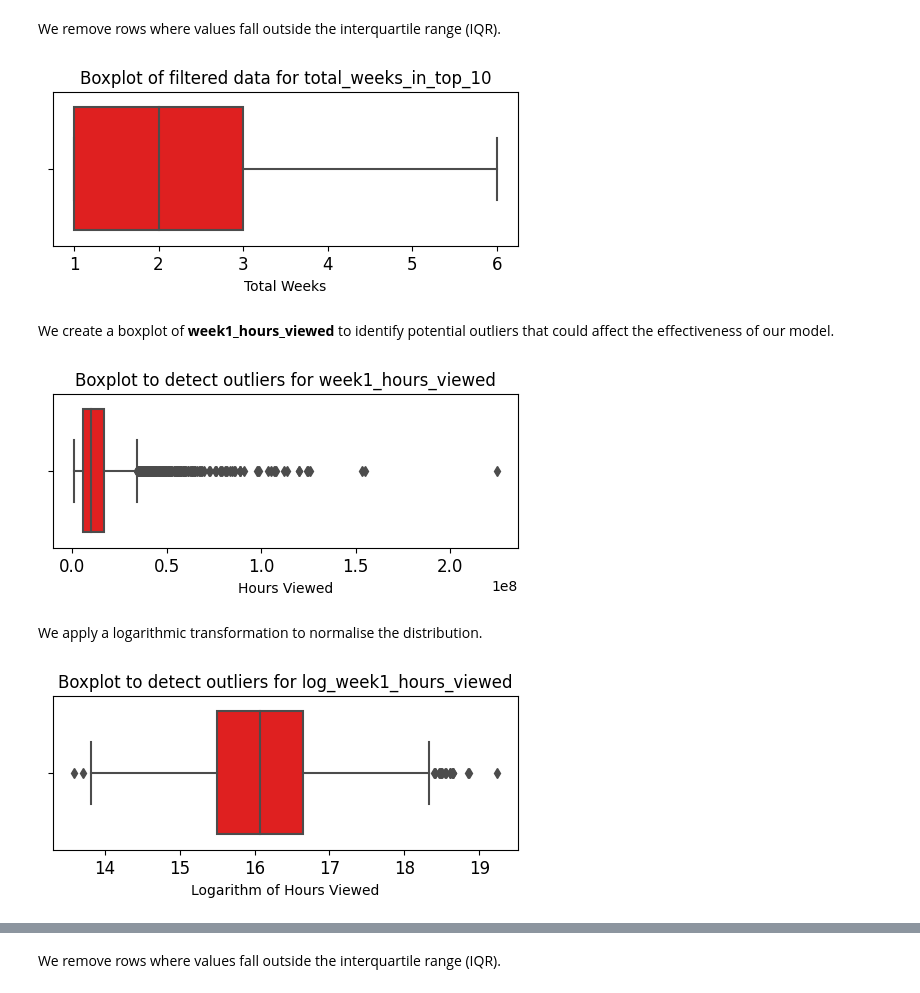
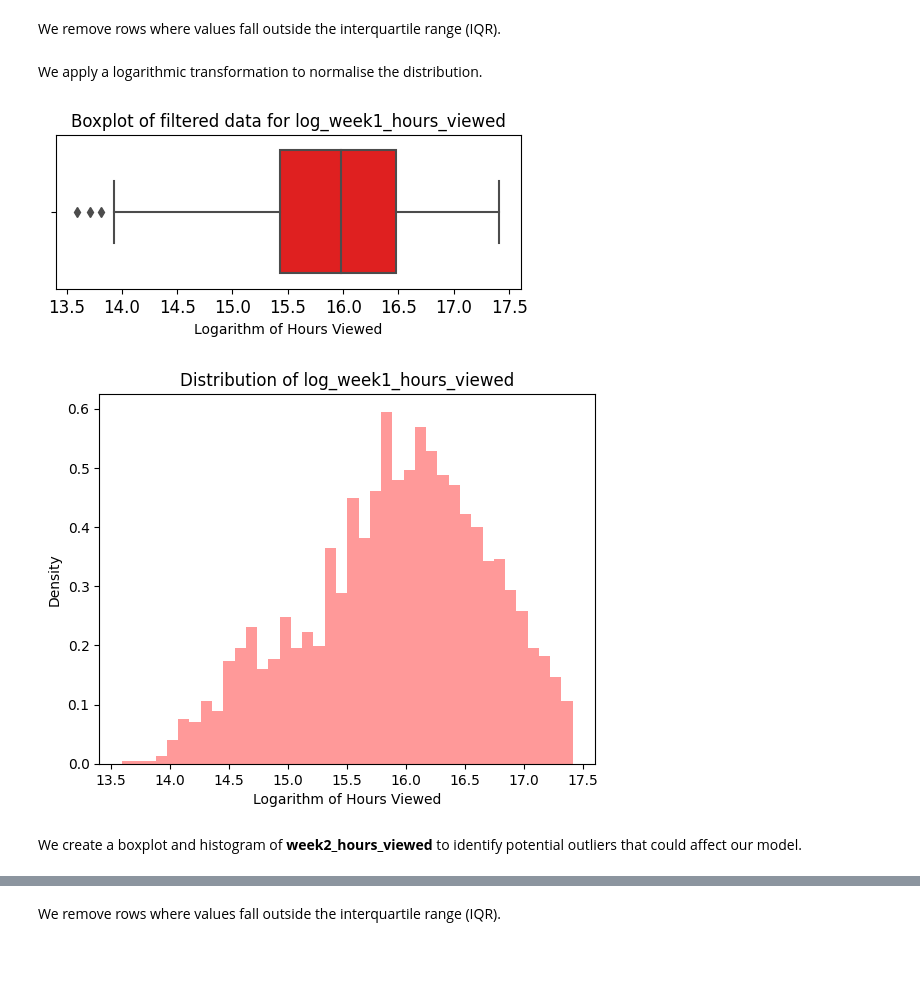
Before and after one commit to dpb24/netflix-global-top-10-performance-predictor-lr, a Jupyter notebook: netflix-global-top-10-performance-predictor.ipynb, the cells around one changed output, grey strips where cells are left out. Saved outputs shown, nothing was run; the diff lists cells and outputs as text; code cells hidden in the pictures; blank space fills up the shorter version.

```diff
--- a/netflix-global-top-10-performance-predictor.ipynb
+++ b/netflix-global-top-10-performance-predictor.ipynb
@@ -497,12 +548,12 @@ plt.show()
 # %% [markdown]
 We remove rows where values fall outside the interquartile range (IQR).
 # %%
-# Check for and handle outliers for total_hours_viewed_in_top_10
+# Check for and handle outliers for log_week1_hours_viewed in original, untransformed dataset
 # Calculate 25th percentile of video_like_count
-percentile25 = filtered_summary_top10_global_weekly['total_weeks_in_top_10'].quantile(0.25)
+percentile25 = summary_top10_global_weekly['week1_hours_viewed'].quantile(0.25)
 
 # Calculate 75th percentile of annual strikes
-percentile75 = filtered_summary_top10_global_weekly['total_weeks_in_top_10'].quantile(0.75)
+percentile75 = summary_top10_global_weekly['week1_hours_viewed'].quantile(0.75)
 
 # Calculate interquartile range
 iqr = percentile75 - percentile25
@@ -512,56 +563,42 @@ upper_limit = percentile75 + 1.5 * iqr
 lower_limit = percentile25 - 1.5 * iqr
 
 # Filter out rows with outliers
-filtered2_summary_top10_global_weekly = filtered_summary_top10_global_weekly[
-    (filtered_summary_top10_global_weekly['total_weeks_in_top_10'] >= lower_limit) &
-    (filtered_summary_top10_global_weekly['total_weeks_in_top_10'] <= upper_limit)
+filtered3_summary_top10_global_weekly = filtered2_summary_top10_global_weekly[
+    (filtered2_summary_top10_global_weekly['week1_hours_viewed'] >= lower_limit) &
+    (filtered2_summary_top10_global_weekly['week1_hours_viewed'] <= upper_limit)
 ]
-
-# Check new distribution
-plt.figure(figsize=(6,2))
-plt.title('Boxplot of filtered data for total_weeks_in_top_10', fontsize=12)
-plt.xticks(fontsize=12)
-plt.yticks(fontsize=12)
-sns.boxplot(x = 'total_weeks_in_top_10',
-            data = filtered2_summary_top10_global_weekly,
-            color='red')
-plt.xlabel("Total Weeks")
-plt.show()
-# %% [output]
-[figure, removed]
-# %% [markdown]
-We create a boxplot of **week1_hours_viewed** to identify potential outliers that could affect the effectiveness of our model.
-# %%
-# Create a boxplot to visualise distribution of `week1_hours_viewed`
-plt.figure(figsize=(6,2))
-plt.title('Boxplot to detect outliers for week1_hours_viewed', fontsize=12)
-plt.xticks(fontsize=12)
-plt.yticks(fontsize=12)
-sns.boxplot(x = 'week1_hours_viewed',
-            data = filtered2_summary_top10_global_weekly,
-            color='red')
-plt.xlabel("Hours Viewed")
-plt.show()
-# %% [output]
-[figure, removed]
 # %% [markdown]
 We apply a logarithmic transformation to normalise the distribution.
 # %%
 # Ensure a separate copy of the DataFrame is made before applying transformations
-filtered2_summary_top10_global_weekly = filtered2_summary_top10_global_weekly.copy()
+filtered3_summary_top10_global_weekly = filtered3_summary_top10_global_weekly.copy()
 
 # Apply log safely (use log1p for non-negative values)
-filtered2_summary_top10_global_weekly.loc[:, 'log_week1_hours_viewed'] = np.log1p(filtered2_summary_top10_global_weekly['week1_hours_viewed'])
+filtered3_summary_top10_global_weekly.loc[:, 'log_week1_hours_viewed'] = np.log1p(filtered3_summary_top10_global_weekly['week1_hours_viewed'])
 
 # Create new boxplot to visualise distribution of transformed variable `log_week1_hours_viewed`
 plt.figure(figsize=(6,2))
-plt.title('Boxplot to detect outliers for log_week1_hours_viewed', fontsize=12)
+plt.title('Boxplot of filtered data for log_week1_hours_viewed', fontsize=12)
 plt.xticks(fontsize=12)
 plt.yticks(fontsize=12)
 sns.boxplot(x = 'log_week1_hours_viewed',
-            data = filtered2_summary_top10_global_weekly,
+            data = filtered3_summary_top10_global_weekly,
             color='red')
 plt.xlabel("Logarithm of Hours Viewed")
 plt.show()
+
+# Visualise distribution of the transformed data
+plt.hist(filtered3_summary_top10_global_weekly['log_week1_hours_viewed'],
+         bins=40,
+         density=True,
+         alpha=0.4,
+         color='red')
+plt.title("Distribution of log_week1_hours_viewed")
+plt.xlabel('Logarithm of Hours Viewed')
+plt.ylabel('Density')
+plt.show()
 # %% [output]
-[figure, old version]
+[figure, new version]
+[figure, added]
+# %% [markdown]
+We create a boxplot and histogram of **week2_hours_viewed** to identify potential outliers that could affect our model.
```
Also changed, not shown: parts of 53 cells of this notebook.
